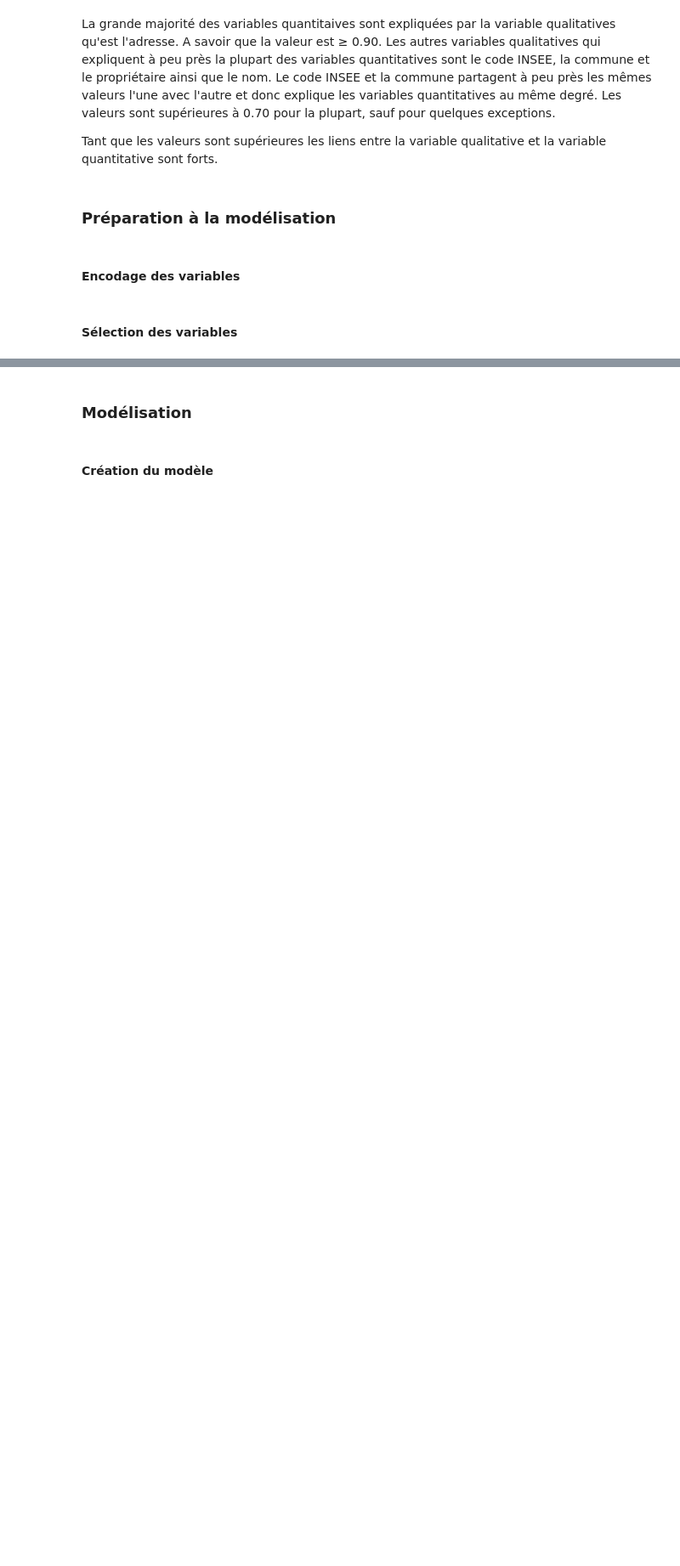
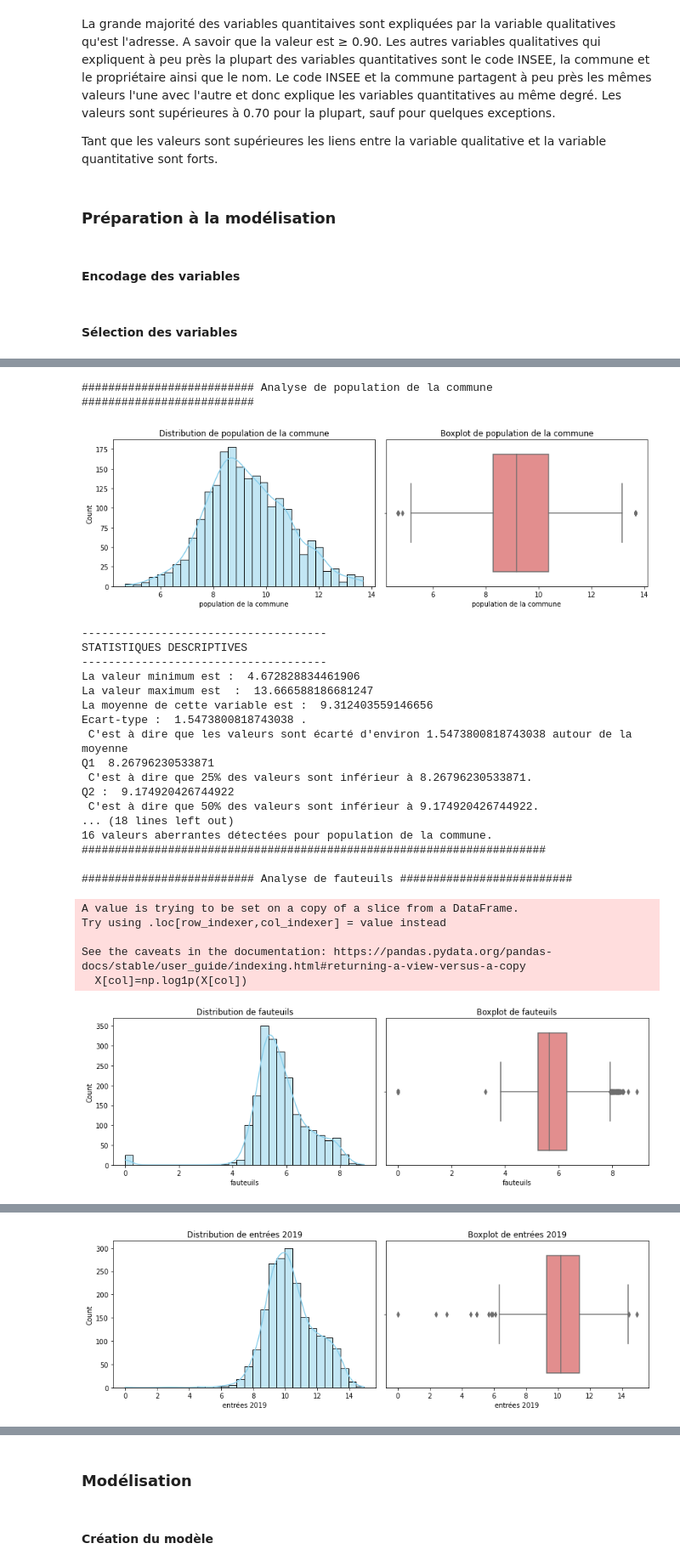
Before and after one commit to PauloMoq/Stats_M1, a Jupyter notebook: code/modelisation.ipynb, the cells around one changed output, grey strips where cells are left out. Shown at 85% size. Cells and saved outputs as stored; diff of their text form; code cells hidden in the pictures; blank space fills up the shorter version.

```diff
--- a/code/modelisation.ipynb
+++ b/code/modelisation.ipynb
@@ -823,12 +839,5 @@ Tant que les valeurs sont supérieures les liens entre la variable qualitative e
 ### Préparation à la modélisation
 # %% [markdown]
 #### Encodage des variables
-# %%
-# Encodage ordinal de toutes les variables qualitatives
-cat_cols = data.select_dtypes(include=['object', 'category']).columns
-data_encoded = data.copy()
-
-for col in cat_cols:
-    data_encoded[col] = data[col].astype('category').cat.codes
 # %% [markdown]
 #### Sélection des variables
@@ -865,0 +913,46 @@ Les variables choisies sont telles :
+# %%
+X = data[['population de la commune', 'fauteuils', 'entrées 2019', 'évolution entrées',
+          'PdM en entrées des films français', 'PdM en entrées des films américains',
+          'PdM en entrées des films européens', 'PdM en entrées des autres films',
+          'films Art et Essai', 'nom', 'tranche d\'entrées', 'propriétaire']]
+
+
+#Transformation des variables quantitatives
+var_encore_a_transfo=[]
+cat_cols = X.select_dtypes(include=['int64']).columns
+for col in cat_cols:
+    if col in var_tranfo:
+        v_transfo=np.log1p(X[col])
+        var_encore_a_transfo=analyse_quanti(v_transfo,col, var_encore_a_transfo)
+        if col not in var_encore_a_transfo:
+            X[col]=np.log1p(X[col])
+
+print("Variables restantes à traitées")
+for i in var_encore_a_transfo:
+    print(i)
+# %% [output]
+########################## Analyse de population de la commune ##########################
+[figure, added]
+-------------------------------------
+STATISTIQUES DESCRIPTIVES
+-------------------------------------
+La valeur minimum est :  4.672828834461906
+La valeur maximum est  :  13.666588186681247
+La moyenne de cette variable est :  9.312403559146656
+Ecart-type :  1.5473800818743038 .
+ C'est à dire que les valeurs sont écarté d'environ 1.5473800818743038 autour de la moyenne
+Q1  8.26796230533871
+ C'est à dire que 25% des valeurs sont inférieur à 8.26796230533871.
+Q2 :  9.174920426744922
+ C'est à dire que 50% des valeurs sont inférieur à 9.174920426744922.
+... (18 lines left out)
+16 valeurs aberrantes détectées pour population de la commune.
+######################################################################
+
+########################## Analyse de fauteuils ##########################
+A value is trying to be set on a copy of a slice from a DataFrame.
+Try using .loc[row_indexer,col_indexer] = value instead
+
+See the caveats in the documentation: https://pandas.pydata.org/pandas-docs/stable/user_guide/indexing.html#returning-a-view-versus-a-copy
+  X[col]=np.log1p(X[col])
+[figure, added]
@@ -865,0 +976 @@ Les variables choisies sont telles :
+[figure, added]
```
Also changed, not shown: parts of 56 cells of this notebook.
